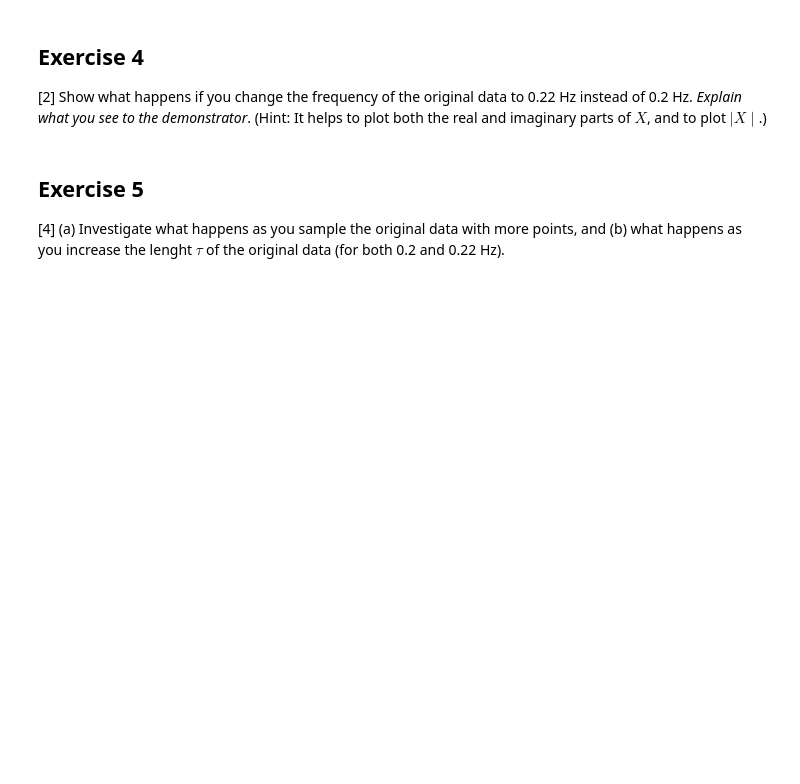
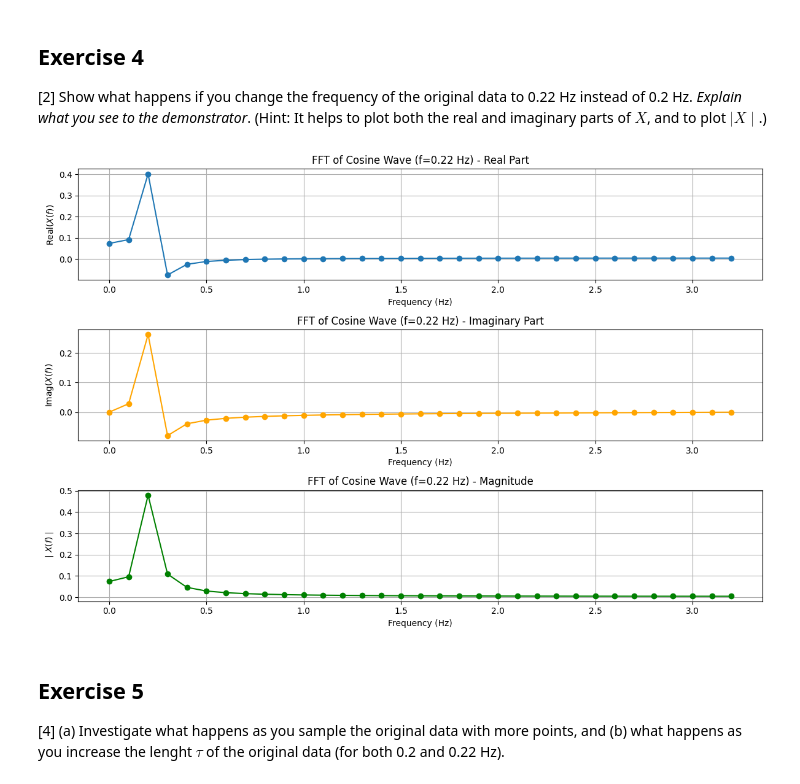
Before and after one commit to PX2145-2025/week-10-b-oshea-maisie, a Jupyter notebook: fft.ipynb, the cells around one changed output. Saved outputs shown, nothing was run; the diff lists cells and outputs as text; code cells hidden in the pictures; blank space fills up the shorter version.

```diff
--- a/fft.ipynb
+++ b/fft.ipynb
@@ -316,6 +422,59 @@ See LearningCentral for an example video of a simple Fourier analysis.
 ## Exercise 4
 [2] Show what happens if you change the frequency of the original data to 0.22 Hz instead of 0.2 Hz. _Explain what you see to the demonstrator_.
 (Hint: It helps to plot both the real and imaginary parts of $X$, and to plot $\mid X \mid$.)
+# %%
+N=64 # the fft algorithm is fastest for N a power of 2
+tau = 10.0 # time length
+Fs = N / tau # sampling frequency
+t = np.linspace(0, tau, N, endpoint=False) # creates N points to cover tau seconds
+f = 0.22 # frequency in Hz
+x = np.cos(2*np.pi*f*t) # create x array, amplitude 1.0
+
+#function
+def Spectrum1(x, Fs):
+    '''
+    One-sided amplitude spectrum of x(t).
+    '''
+    N = len(x) # length of the signal
+    frq = (float(Fs)/N)*np.arange(0, N/2+1) # one-sided frequency range
+    X = fft(x)/N # fft computing and normalization
+    X = X[0:N//2+1] # take just positive values
+    # (in python3, // ensures integer division)
+
+    # frq is array of actual frequencies
+    # X is complex array of amplitudes
+    return frq , X
+
+frq, X_amp=Spectrum1(x,Fs)
+
+# Plotting the real, imaginary, and absolute parts of X_amp
+plt.figure(figsize=(12, 8))
+
+plt.subplot(3, 1, 1) # 3 rows, 1 column, 1st plot
+plt.plot(frq, np.real(X_amp), '-o')
+plt.title('FFT of Cosine Wave (f=0.22 Hz) - Real Part')
+plt.xlabel('Frequency (Hz)')
+plt.ylabel('Real($X(f)$)')
+plt.grid(True)
+
+plt.subplot(3, 1, 2) # 3 rows, 1 column, 2nd plot
+plt.plot(frq, np.imag(X_amp), '-o', color='orange')
+plt.title('FFT of Cosine Wave (f=0.22 Hz) - Imaginary Part')
+plt.xlabel('Frequency (Hz)')
+plt.ylabel('Imag($X(f)$)')
+plt.grid(True)
+
+plt.subplot(3, 1, 3) # 3 rows, 1 column, 3rd plot
+plt.plot(frq, np.abs(X_amp), '-o', color='green')
+plt.title('FFT of Cosine Wave (f=0.22 Hz) - Magnitude')
+plt.xlabel('Frequency (Hz)')
+plt.ylabel('$\mid X(f)\mid$')
+plt.grid(True)
+
+plt.tight_layout() # Adjust layout to prevent overlapping titles/labels
+plt.show()
+# %% [output]
+[figure, added]
 # %% [markdown]
 ## Exercise 5
 
```
Also changed, not shown: parts of 7 cells of this notebook.
